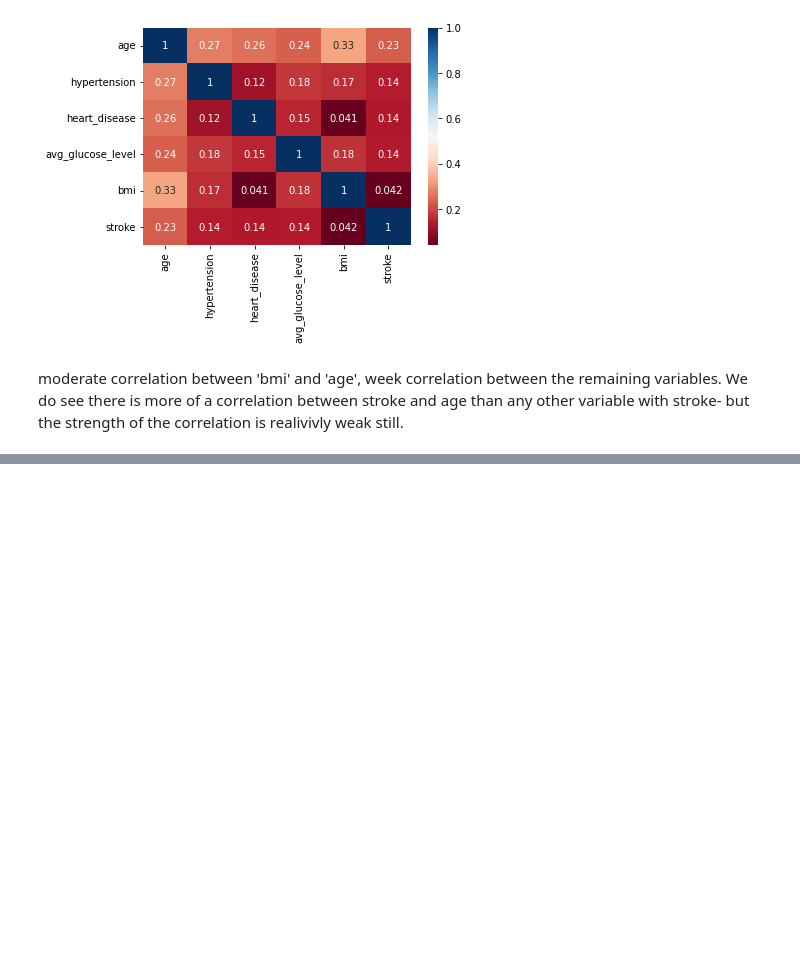
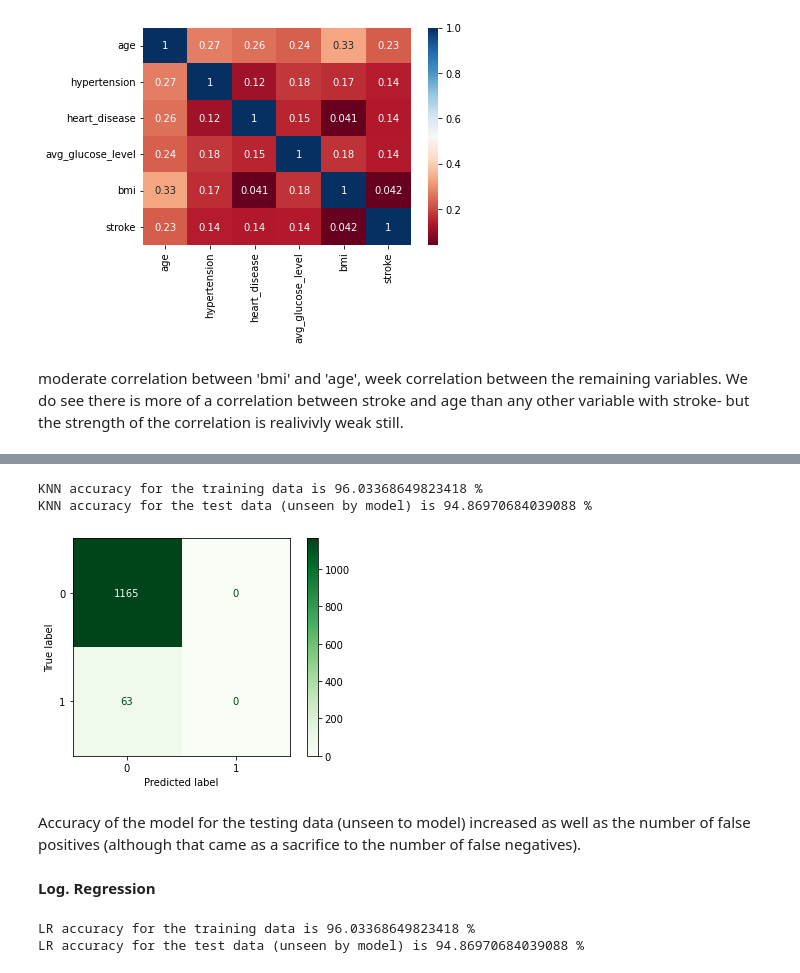
Before and after one commit to amandabenjamin/Predicting-Strokes, a Jupyter notebook: Project_2_Stroke_Prediction.ipynb, the cells around one changed output, grey strips where cells are left out. Cells and saved outputs as stored; diff of their text form; code cells hidden in the pictures; blank space fills up the shorter version.

```diff
--- a/Project_2_Stroke_Prediction.ipynb
+++ b/Project_2_Stroke_Prediction.ipynb
@@ -222,0 +384,29 @@ moderate correlation between 'bmi' and 'age', week correlation between the remai
+# %%
+#adapted from mock exam solutions
+knn_params = {'kneighborsclassifier__n_neighbors' : [1, 2, 10, 50],
+              'kneighborsclassifier__leaf_size' : [1, 5, 20, 30, 40]}
+
+knn_gs = GridSearchCV(knn_pipe, knn_params);
+
+knn_gs.fit(X_train, y_train)
+
+print(f'KNN accuracy for the training data is {knn_gs.score(X_train, y_train)*100} %')
+print(f'KNN accuracy for the test data (unseen by model) is {knn_gs.score(X_test, y_test)*100} %')
+# %% [output]
+KNN accuracy for the training data is 96.03368649823418 %
+KNN accuracy for the test data (unseen by model) is 94.86970684039088 %
+# %%
+plot_confusion_matrix(knn_gs, X_test, y_test, cmap = 'Greens');
+# %% [output]
+[figure, added]
+# %% [markdown]
+Accuracy of the model for the testing data (unseen to model) increased as well as the number of false positives (although that came as a sacrifice to the number of false negatives).
+# %% [markdown]
+**Log. Regression**
+# %%
+logreg_pipe.fit(X_train,y_train)
+print(f'LR accuracy for the training data is {logreg_pipe.score(X_train, y_train)*100} %')
+print(f'LR accuracy for the test data (unseen by model) is {logreg_pipe.score(X_test, y_test)*100} %')
+# %% [output]
+LR accuracy for the training data is 96.03368649823418 %
+LR accuracy for the test data (unseen by model) is 94.86970684039088 %
```
Also changed, not shown: parts of 45 cells of this notebook.
